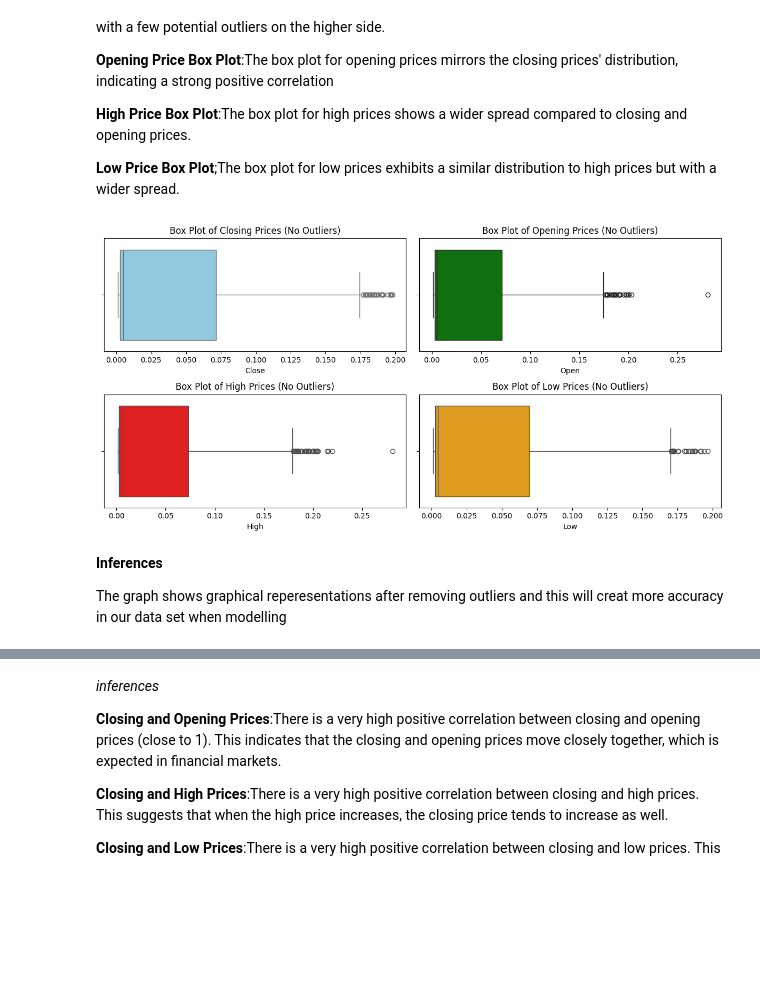
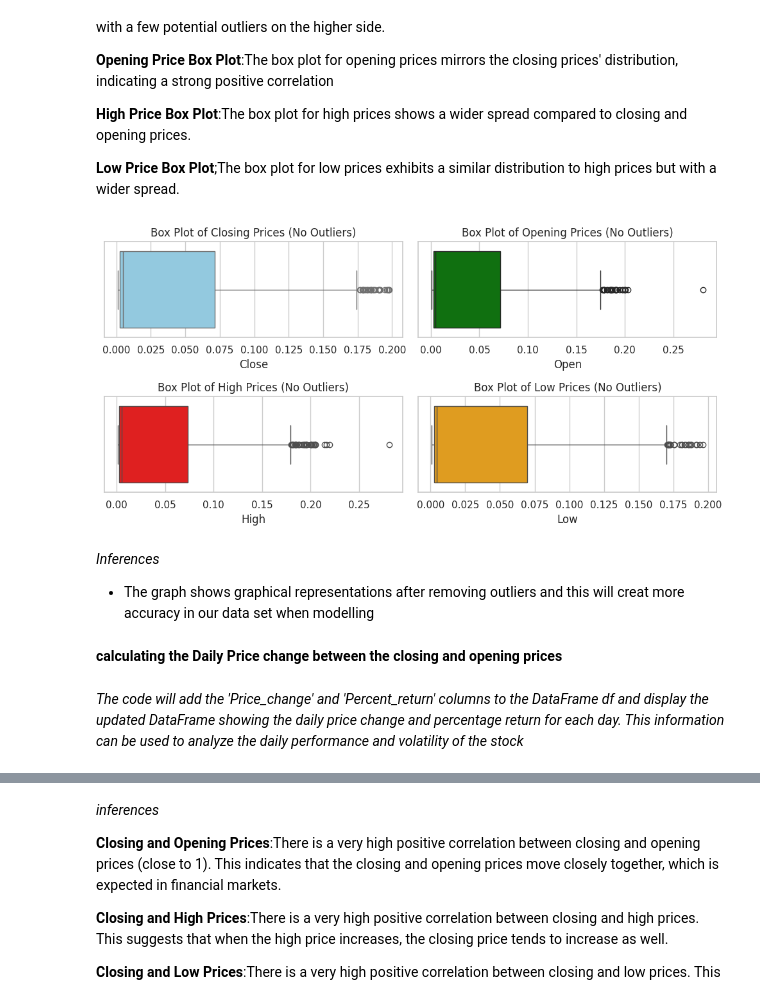
Before and after one commit to paulmachau/Dogecion-Historical-Prices, a Jupyter notebook: Dogecoin_price_prediction_LSTM.ipynb, the cells around one changed output, grey strips where cells are left out. Saved outputs shown, nothing was run; the diff lists cells and outputs as text; code cells hidden in the pictures; blank space fills up the shorter version.

```diff
--- a/Dogecoin_price_prediction_LSTM.ipynb
+++ b/Dogecoin_price_prediction_LSTM.ipynb
@@ -286,36 +333,41 @@ def remove_outliers(df, column):
     IQR = Q3 - Q1
     lower_bound = Q1 - 1.5 * IQR
     upper_bound = Q3 + 1.5 * IQR
     df_no_outliers = df[(df[column] >= lower_bound) & (df[column] <= upper_bound)]
     return df_no_outliers
 
 # Remove outliers from Closing Price
 dogecoin_no_outliers = remove_outliers(dogecoin_data, 'Close')
 
 # Set up a 2x2 grid for box plots after removing outliers
-fig, axes = plt.subplots(2, 2, figsize=(12, 6))
+fig, axes = plt.subplots(2, 2, figsize=(10, 5))
 
 # Closing Price Box Plot after removing outliers
 sns.boxplot(x=dogecoin_no_outliers['Close'], ax=axes[0, 0], color='skyblue')
 axes[0, 0].set_title('Box Plot of Closing Prices (No Outliers)')
 
 # Opening Price Box Plot after removing outliers
 sns.boxplot(x=dogecoin_no_outliers['Open'], ax=axes[0, 1], color='green')
 axes[0, 1].set_title('Box Plot of Opening Prices (No Outliers)')
 
 # High Price Box Plot after removing outliers
 sns.boxplot(x=dogecoin_no_outliers['High'], ax=axes[1, 0], color='red')
 axes[1, 0].set_title('Box Plot of High Prices (No Outliers)')
 
 # Low Price Box Plot after removing outliers
 sns.boxplot(x=dogecoin_no_outliers['Low'], ax=axes[1, 1], color='orange')
 axes[1, 1].set_title('Box Plot of Low Prices (No Outliers)')
 
 plt.tight_layout()
 plt.show()
 # %% [output]
-[figure, old version]
+[figure, new version]
 # %% [markdown]
-**Inferences**
+*Inferences*
 
-The graph shows graphical reperesentations after removing outliers and this will creat more accuracy in our data set when modelling
+
+* The graph shows graphical representations after removing outliers and this will creat more accuracy in our data set when modelling
+# %% [markdown]
+**calculating the Daily Price change between the closing and opening prices**
+# %% [markdown]
+*The code will add the 'Price_change' and 'Percent_return' columns to the DataFrame df and display the updated DataFrame showing the daily price change and percentage return for each day. This information can be used to analyze the daily performance and volatility of the stock*
```
Also changed, not shown: parts of 12 cells of this notebook.
